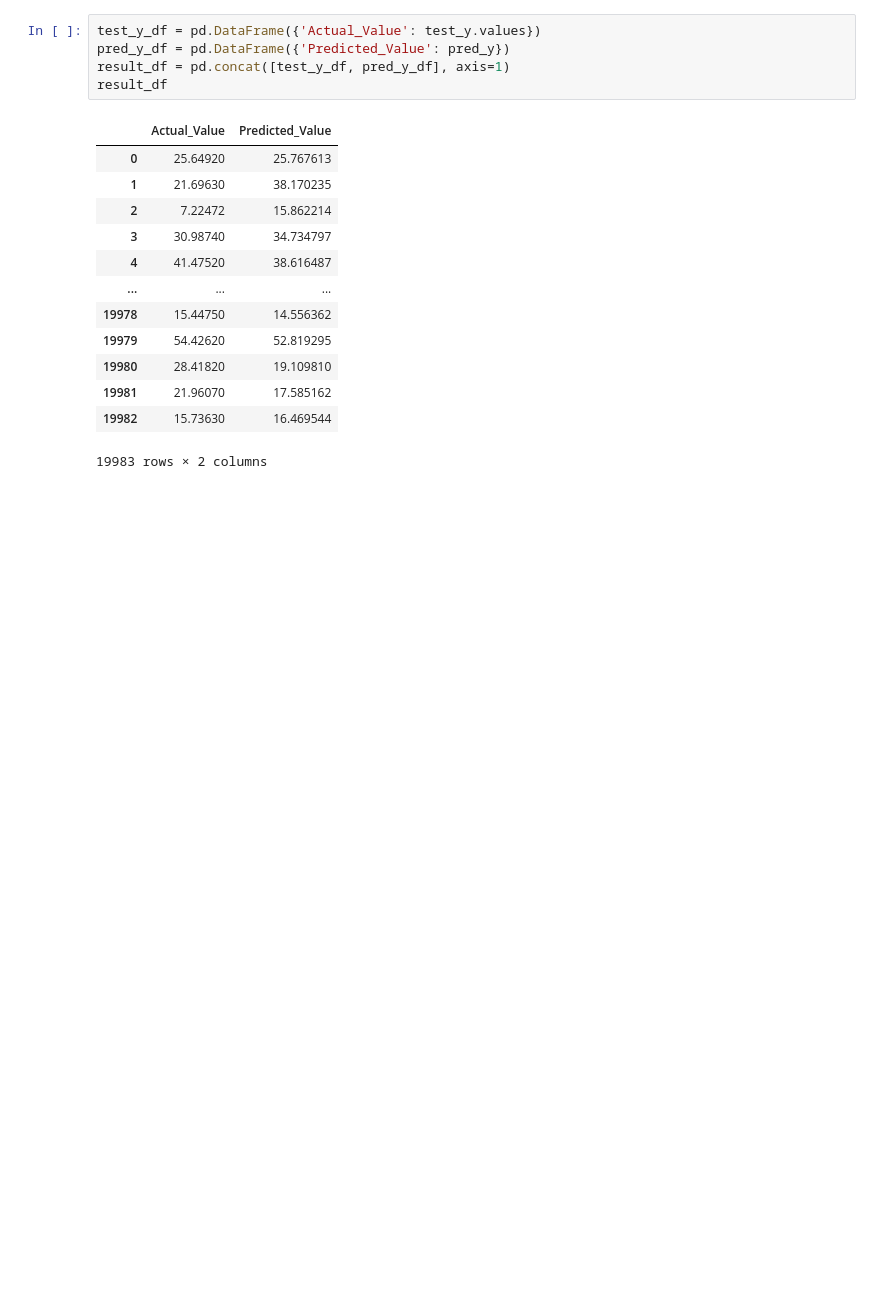
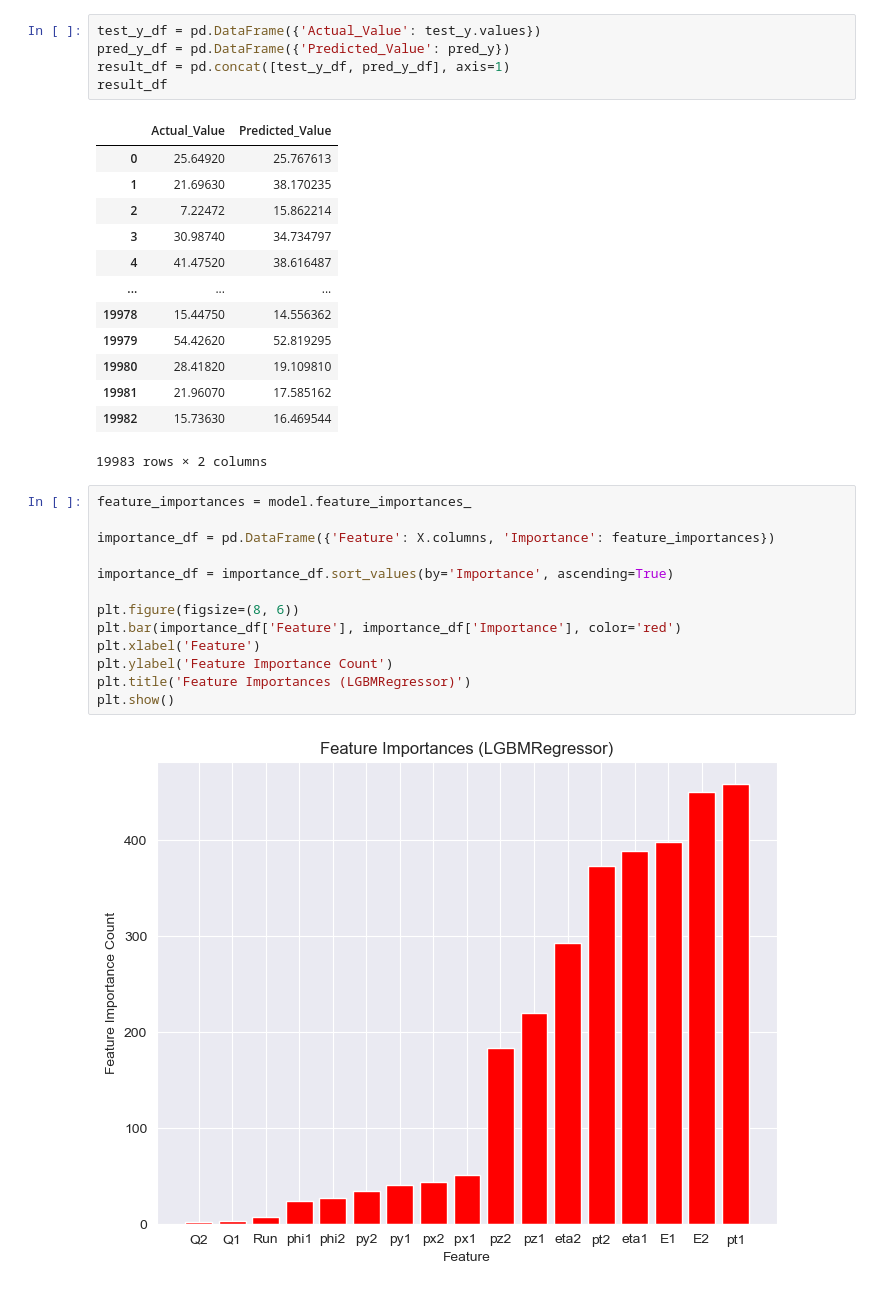
Before and after one commit to Alexander-Mekovsky/CERN-Electron-Collision-ML, a Jupyter notebook: Electron Collision.ipynb, the cells around one changed output. Saved outputs shown, nothing was run; the diff lists cells and outputs as text; blank space fills up the shorter version.

```diff
--- a/Electron Collision.ipynb
+++ b/Electron Collision.ipynb
@@ -81,3 +81,18 @@ result_df
 | 19981 | 21.96070 | 17.585162 |
 | 19982 | 15.73630 | 16.469544 |
 19983 rows × 2 columns
+# %%
+feature_importances = model.feature_importances_
+
+importance_df = pd.DataFrame({'Feature': X.columns, 'Importance': feature_importances})
+
+importance_df = importance_df.sort_values(by='Importance', ascending=True)
+
+plt.figure(figsize=(8, 6))
+plt.bar(importance_df['Feature'], importance_df['Importance'], color='red')
+plt.xlabel('Feature')
+plt.ylabel('Feature Importance Count')
+plt.title('Feature Importances (LGBMRegressor)')
+plt.show()
+# %% [output]
+[figure, added]
```
Also changed, not shown: parts of 1 cell of this notebook.
